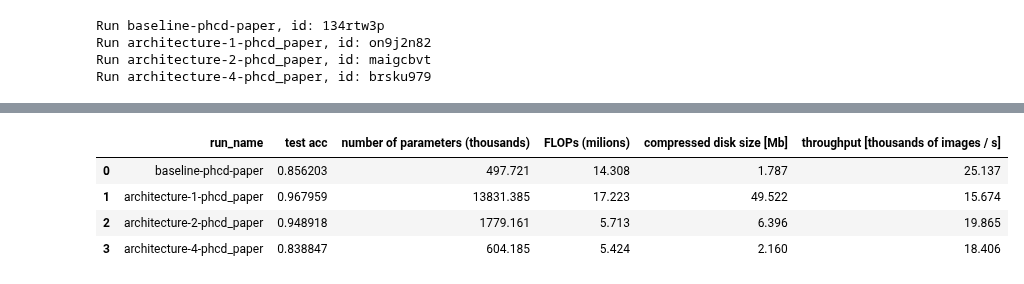
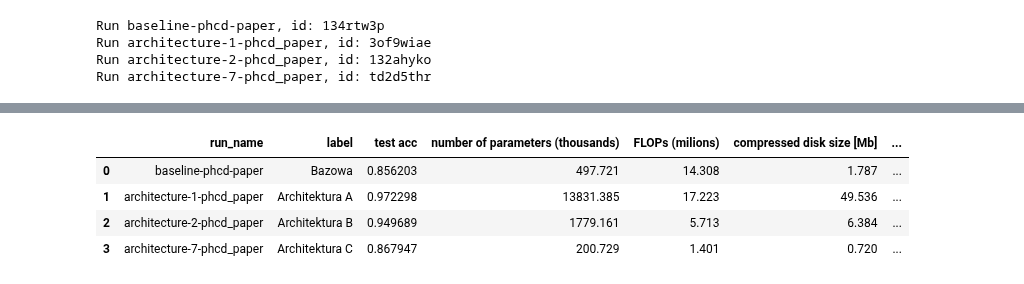
Before and after one commit to WestedCrean/master-thesis, a Jupyter notebook: notebooks/visualise_model_results.ipynb, the cells around one changed output, grey strips where cells are left out. Saved outputs shown, nothing was run; the diff lists cells and outputs as text; code cells hidden in the pictures.

```diff
--- a/notebooks/visualise_model_results.ipynb
+++ b/notebooks/visualise_model_results.ipynb
@@ -7,7 +7,7 @@ import wandb
 
 project_name = "master-thesis"
 
-interesting_run_names = ["baseline-phcd-paper", "architecture-1-phcd_paper", "architecture-2-phcd_paper", "architecture-4-phcd_paper" ] # "architecture-3-phcd_paper", "architecture-7-phcd_paper"
+interesting_run_names = ["baseline-phcd-paper", "architecture-1-phcd_paper", "architecture-2-phcd_paper", "architecture-7-phcd_paper" ] # "architecture-3-phcd_paper", "architecture-7-phcd_paper"
 architectures = ["Bazowa", "Architektura A", "Architektura B", "Architektura C" ]
 plot_titles = ["Dokładność architektury bazowej", "Dokładność architektury A", "Dokładność architektury B", "Dokładność architektury C" ]
 api = wandb.Api()
@@ -18,14 +18,14 @@ runs = api.runs(f"gratkadlafana/{project_name}")
 run_ids = []
 for name in interesting_run_names:
     # get run id
-    run_id = [run.id for run in runs if run.name == name][0]
+    run_id = [run.id for run in runs if run.name == name and run.state == "finished"][0]
     print(f"Run {name}, id: {run_id}")
     run_ids.append(run_id)
 # %% [output]
 Run baseline-phcd-paper, id: 134rtw3p
-Run architecture-1-phcd_paper, id: on9j2n82
-Run architecture-2-phcd_paper, id: maigcbvt
-Run architecture-4-phcd_paper, id: brsku979
+Run architecture-1-phcd_paper, id: 3of9wiae
+Run architecture-2-phcd_paper, id: 132ahyko
+Run architecture-7-phcd_paper, id: td2d5thr
 # %%
 results_table = pd.DataFrame(columns=["run_name", "test acc", "number of parameters", "GFLOPs", "throughput [images / s]", "compressed disk size [bytes]"])
 for run_id, run_name in zip(run_ids, interesting_run_names):
@@ -47,7 +47,8 @@ results_table["compressed disk size [Mb]"] = results_table["compressed disk size
 results_table["FLOPs (milions)"] = results_table["GFLOPs"].map(lambda x: round(x * 1000, 3))
 results_table["number of parameters (thousands)"] = results_table["number of parameters"].map(lambda x : round(x / 1000, 3))
 results_table["throughput [thousands of images / s]"] = results_table["throughput [images / s]"].map(lambda x : round(x / 1000, 3))
+results_table["label"] = results_table["run_name"].map(lambda x : architectures[interesting_run_names.index(x)])
 
-results_table = results_table[["run_name", "test acc", "number of parameters (thousands)", "FLOPs (milions)", "compressed disk size [Mb]", "throughput [thousands of images / s]"]]
+results_table = results_table[["run_name", "label", "test acc", "number of parameters (thousands)", "FLOPs (milions)", "compressed disk size [Mb]", "throughput [thousands of images / s]"]]
 display(results_table)
 # %% [output]
@@ -54,8 +56,8 @@ display(results_table)
-|  | run_name | test acc | number of parameters (thousands) | FLOPs (milions) | compressed disk size [Mb] | throughput [thousands of images / s] |
-| 0 | baseline-phcd-paper | 0.856203 | 497.721 | 14.308 | 1.787 | 25.137 |
-| 1 | architecture-1-phcd_paper | 0.967959 | 13831.385 | 17.223 | 49.522 | 15.674 |
-| 2 | architecture-2-phcd_paper | 0.948918 | 1779.161 | 5.713 | 6.396 | 19.865 |
-| 3 | architecture-4-phcd_paper | 0.838847 | 604.185 | 5.424 | 2.160 | 18.406 |
+|  | run_name | label | test acc | number of parameters (thousands) | FLOPs (milions) | compressed disk size [Mb] | ... |
+| 0 | baseline-phcd-paper | Bazowa | 0.856203 | 497.721 | 14.308 | 1.787 | ... |
+| 1 | architecture-1-phcd_paper | Architektura A | 0.972298 | 13831.385 | 17.223 | 49.536 | ... |
+| 2 | architecture-2-phcd_paper | Architektura B | 0.949689 | 1779.161 | 5.713 | 6.384 | ... |
+| 3 | architecture-7-phcd_paper | Architektura C | 0.867947 | 200.729 | 1.401 | 0.720 | ... |
 # %%
 training_table = pd.DataFrame(columns=["run_name", "epoch", "loss", "accuracy", "val_loss", "val_accuracy"])
 for run_id, run_name in zip(run_ids, interesting_run_names):
```
Also changed, not shown: parts of 5 cells of this notebook, 1 other file.
